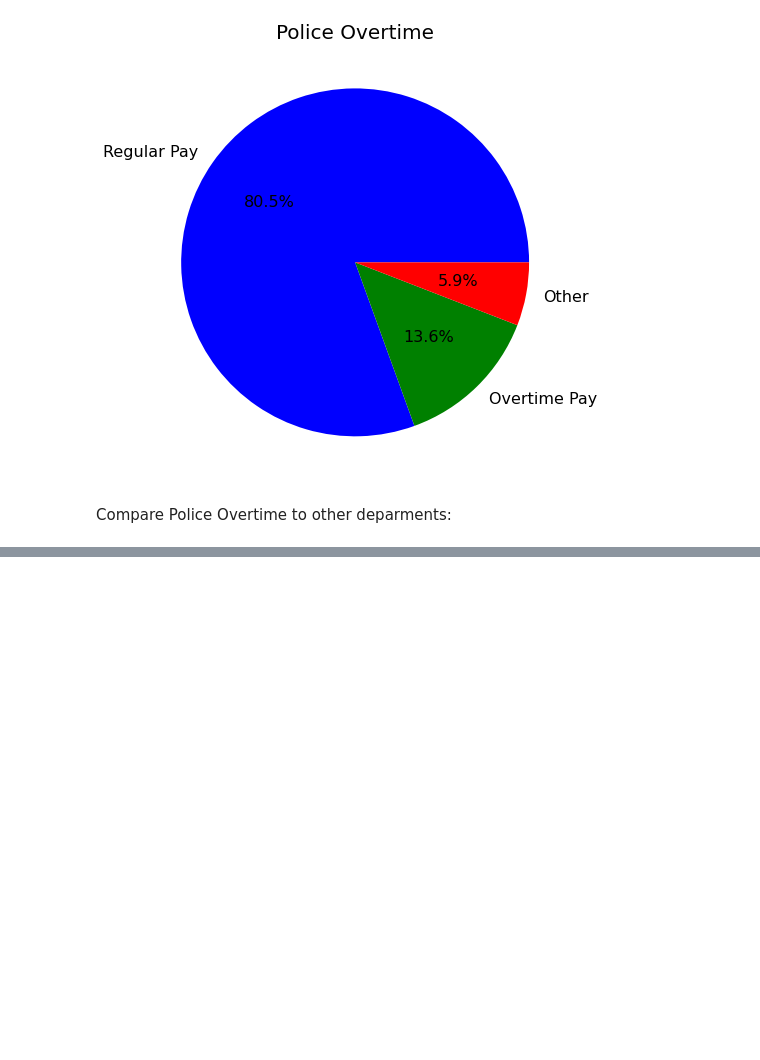
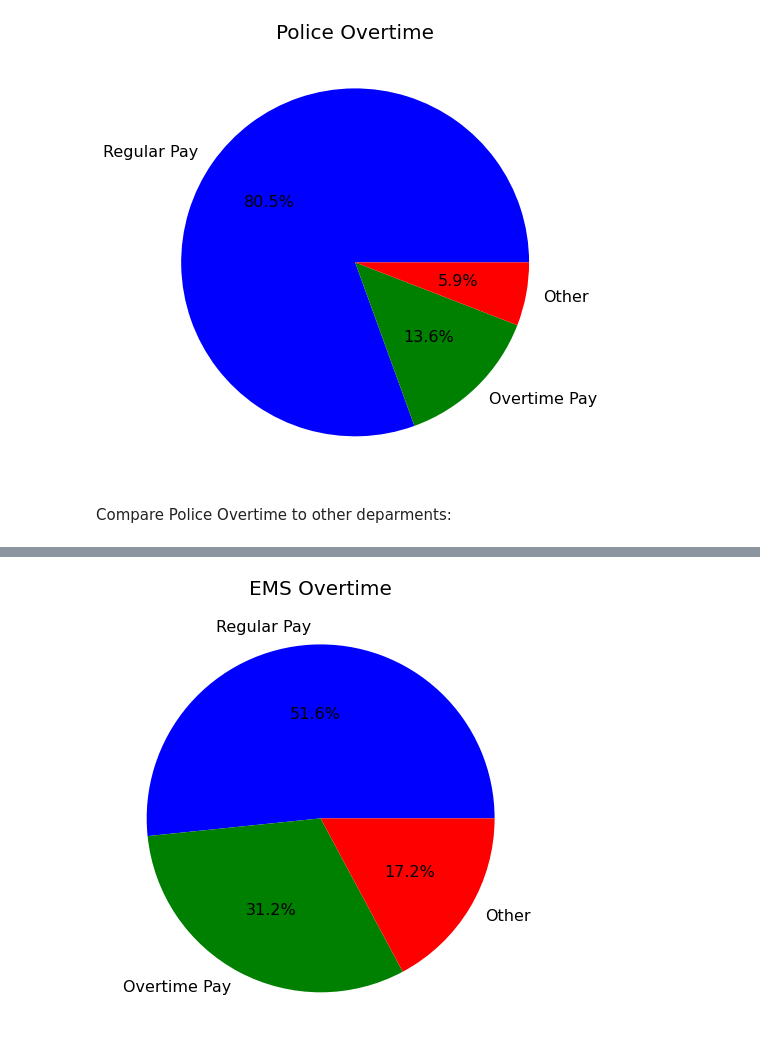
Before and after one commit to chrislockhartky/Data_1_Final, a Jupyter notebook: notebooks/SalaryData.ipynb, the cells around one changed output, grey strips where cells are left out. Cells and saved outputs as stored; diff of their text form; code cells hidden in the pictures; blank space fills up the shorter version.

```diff
--- a/notebooks/SalaryData.ipynb
+++ b/notebooks/SalaryData.ipynb
@@ -64,0 +79,5 @@ Compare Police Overtime to other deparments:
+# %%
+EMSPie=OvertimeCalc(df,"Louisville Metro EMS")
+PayPie(FirePie, "EMS Overtime")
+# %% [output]
+[figure, added]
```
Also changed, not shown: parts of 5 cells of this notebook.
